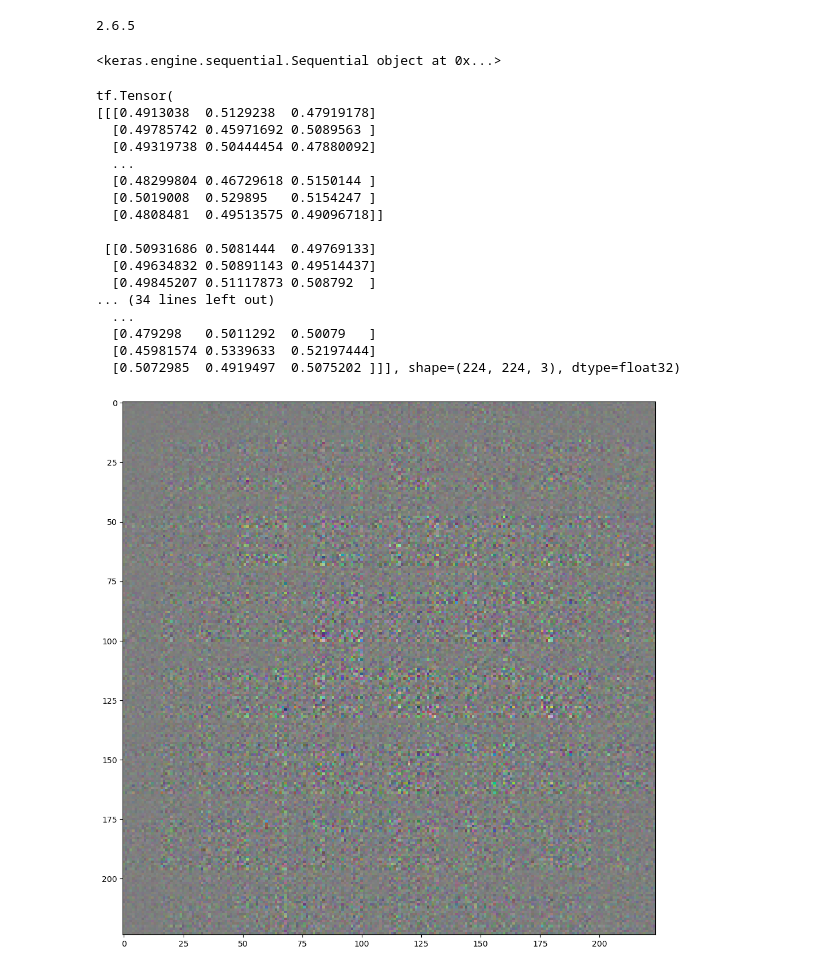
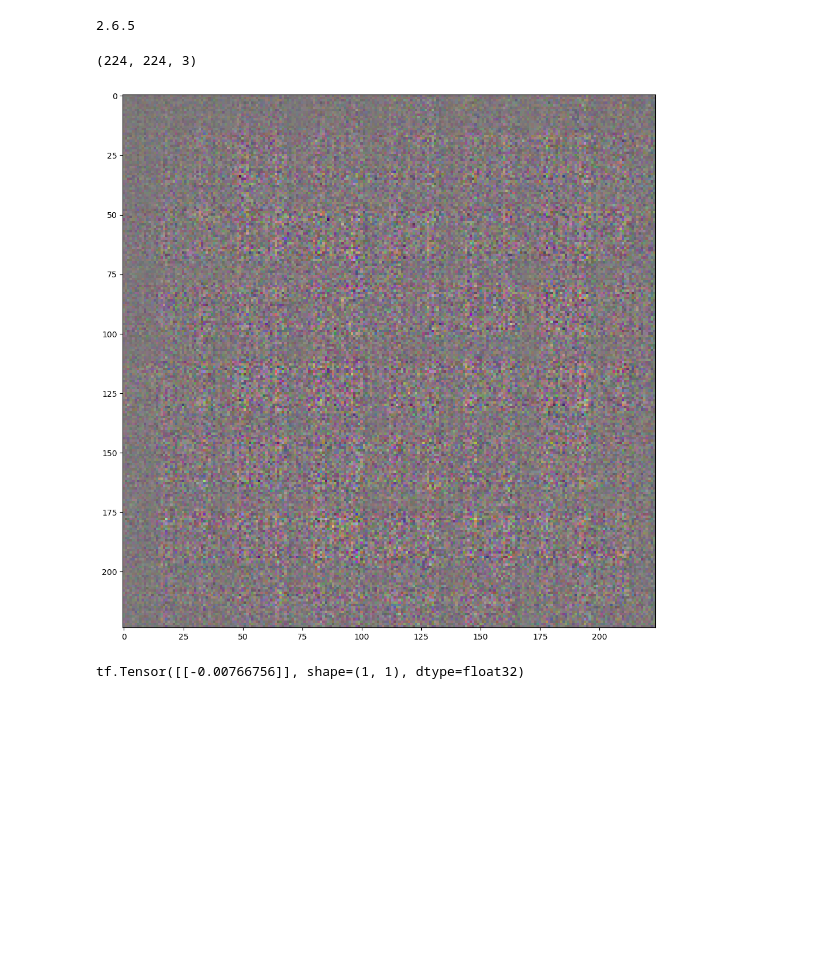
Before and after one commit to mvcast77/GAN-Work, a Jupyter notebook: GeneratorTest.ipynb, the cells around one changed output. Cells and saved outputs as stored; diff of their text form; code cells hidden in the pictures; blank space fills up the shorter version.

Commit message:
Add files via upload
current version with implemented generator and discriminator models, need to determine how many layers of Dense we should have and best loss function

```diff
--- a/GeneratorTest.ipynb
+++ b/GeneratorTest.ipynb
@@ -23,4 +21,6 @@ Requirement already satisfied: keras~=2.6.0 in /Users/rickyschober/opt/anaconda3
 # %%
+def normalize(layer):
+    return tf.divide(tf.subtract(layer,tf.reduce_min(layer) ), tf.subtract(tf.reduce_max(layer),tf.reduce_min(layer)))
 #take random noise as input and a starting shape that has dimensions ((7,14,28), (7,14,28), (128, 256, 512)
 print(tf.__version__)
 def make_generator_model():
@@ -31,23 +31,24 @@ def make_generator_model():
     model.add(layers.Reshape((7, 7, 256)))
     #assert model.output_shape == (None, 7, 7, 256)
     # Note: None is the batch size
-    model.add(layers.Conv2DTranspose(128, (5, 5), strides=(1, 1), padding='same', use_bias=False))
-    #assert model.output_shape == (None, 7, 7, 128)
+    model.add(layers.Conv2DTranspose(128, (5, 5), strides=(2, 2), padding='same', use_bias=False))
+    #assert model.output_shape == (None, 14, 14, 128)
     model.add(layers.BatchNormalization())
     model.add(layers.LeakyReLU())
-    model.add(layers.Conv2DTranspose(64, (5, 5), strides=(2, 2), padding='same', use_bias=False))
-    #assert model.output_shape == (None, 14, 14, 64)
+    model.add(layers.Conv2DTranspose(128, (5, 5), strides=(4, 4), padding='same', use_bias=False))
+    #assert model.output_shape == (None, 28, 28, 64)
     model.add(layers.BatchNormalization())
     model.add(layers.LeakyReLU())
 
-    model.add(layers.Conv2DTranspose(32, (5, 5), strides=(4, 4), padding='same', use_bias=False))
-    #assert model.output_shape == (None, 56, 56, 1)
+    model.add(layers.Conv2DTranspose(64, (5, 5), strides=(4, 4), padding='same', use_bias=False))
+    #assert model.output_shape == (None, 224, 224, 32)
     model.add(layers.BatchNormalization())
     model.add(layers.LeakyReLU())
 
-    model.add(layers.Conv2DTranspose(3, (5, 5), strides=(4, 4), padding='same', use_bias=False, activation='tanh'))
-    #assert model.output_shape == (None, 224, 224, 1)
-    #print(model.output_shape)
+    model.add(layers.Conv2D(3, (5, 5), padding='same', use_bias=False, activation='tanh'))
+    #assert model.output_shape == (None, 224, 224, 3)
+    model.add(layers.BatchNormalization(center=True,scale=True, gamma_initializer=tf.constant_initializer(0.5), beta_initializer=tf.constant_initializer(0.5)))
+    #normalizes values between 0 and 1
 
     return model
 # %% [output]
@@ -56,39 +57,11 @@ def make_generator_model():
 generator = make_generator_model()
 noise = tf.random.normal([1, 100]) #replace 1 with batch size
 generated_image = generator(noise, training=False)
-# %% [output]
-<keras.engine.sequential.Sequential object at 0x...>
 # %%
 plt.figure(figsize=(12,12))
-generated_image = tf.divide(
-   tf.subtract(
-      generated_image,
-      tf.reduce_min(generated_image)
-   ),
-   tf.subtract(
-      tf.reduce_max(generated_image),
-      tf.reduce_min(generated_image)
-   )
-)
 print(generated_image[0, :, :, :].shape) #check that image has scaled to correct size
 plt.imshow(generated_image[0, :, :, :])#for an RGB image values must be scaled from 0 to 1
-plt.show()                             #while greyscale will
+plt.show()                             #while greyscale will automatically shift values to be between 0 and 1
 # %% [output]
-tf.Tensor(
-[[[0.4913038  0.5129238  0.47919178]
-  [0.49785742 0.45971692 0.5089563 ]
-  [0.49319738 0.50444454 0.47880092]
-  ...
-  [0.48299804 0.46729618 0.5150144 ]
-  [0.5019008  0.529895   0.5154247 ]
-  [0.4808481  0.49513575 0.49096718]]
-
- [[0.50931686 0.5081444  0.49769133]
-  [0.49634832 0.50891143 0.49514437]
-  [0.49845207 0.51117873 0.508792  ]
-... (34 lines left out)
-  ...
-  [0.479298   0.5011292  0.50079   ]
-  [0.45981574 0.5339633  0.52197444]
-  [0.5072985  0.4919497  0.5075202 ]]], shape=(224, 224, 3), dtype=float32)
+(224, 224, 3)
-[figure, old version]
+[figure, new version]
@@ -94,0 +92,6 @@ tf.Tensor(
+# %%
+discriminator = make_discriminator_model()
+decision = discriminator(generated_image)
+print(decision)
+# %% [output]
+tf.Tensor([[-0.00766756]], shape=(1, 1), dtype=float32)
```
Also changed, not shown: parts of 3 cells of this notebook.
